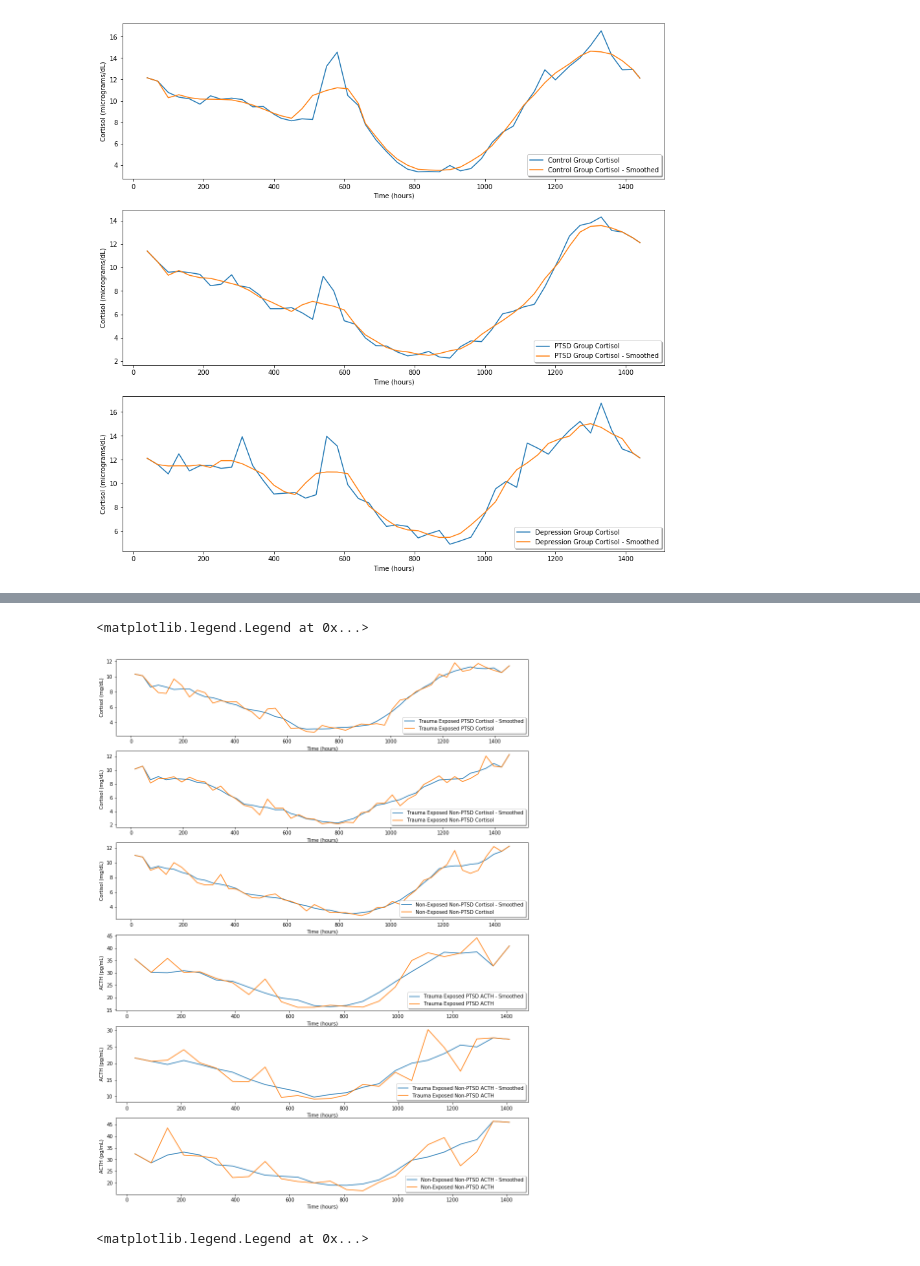
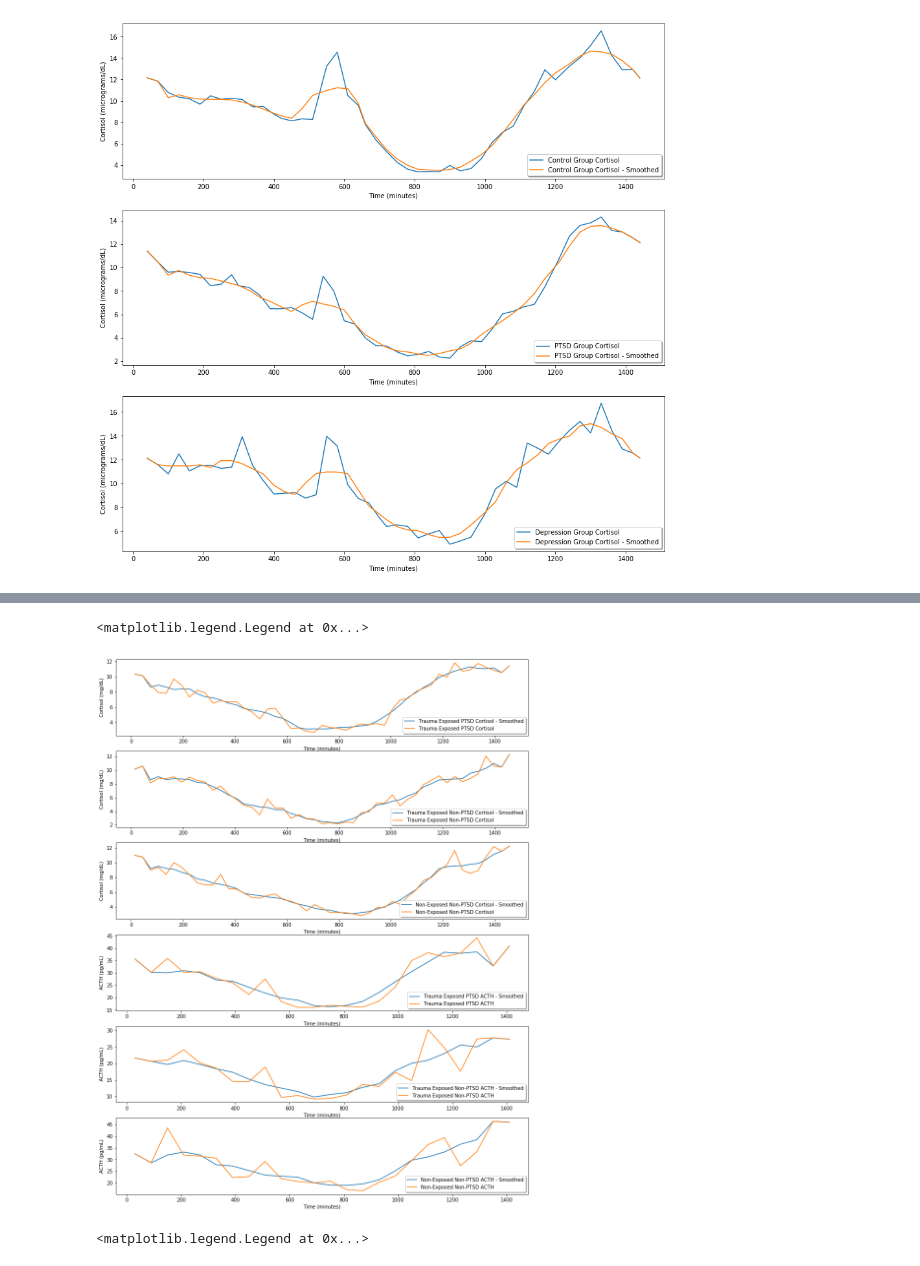
Before and after one commit to cparker-uc/VeVaPy, a Jupyter notebook: Bangsgaard-Ottesen-2017-redo.ipynb, the cells around one changed output, grey strips where cells are left out. Cells and saved outputs as stored; diff of their text form; code cells hidden in the pictures.

```diff
--- a/Bangsgaard-Ottesen-2017-redo.ipynb
+++ b/Bangsgaard-Ottesen-2017-redo.ipynb
@@ -307,8 +102,0 @@ golierNonPTSDNonExposedACTH = np.genfromtxt("golier-non-exposed-control-ACTH.txt
-# %%
-golierPTSDCortisol_rearr = np.vstack((golierPTSDCortisol[7:,:], golierPTSDCortisol[0:7,:]))
-golierNonPTSDTraumaExposedCortisol_rearr = np.vstack((golierNonPTSDTraumaExposedCortisol[7:,:], golierNonPTSDTraumaExposedCortisol[0:7,:]))
-golierNonPTSDNonExposedCortisol_rearr = np.vstack((golierNonPTSDNonExposedCortisol[7:,:], golierNonPTSDNonExposedCortisol[0:7,:]))
-
-golierPTSDACTH_rearr = np.vstack((golierPTSDACTH[3:,:], golierPTSDACTH[0:3,:]))
-golierNonPTSDTraumaExposedACTH_rearr = np.vstack((golierNonPTSDTraumaExposedACTH[3:,:], golierNonPTSDTraumaExposedACTH[0:3,:]))
-golierNonPTSDNonExposedACTH_rearr = np.vstack((golierNonPTSDNonExposedACTH[3:,:], golierNonPTSDNonExposedACTH[0:3,:]))
@@ -323,3 +113,5 @@ bremnerNonAbusedNonPTSDCortisol_rearr = np.vstack((bremnerNonAbusedNonPTSDCortis
+# %%
+patientFcortisol, patientFcortisol_smooth, patientFacth, patientFacth_smooth = dataImport.patientF()
 # %% [markdown]
 ### Plot Data Sets <a name="plotdata"></a>
 # %%
@@ -360,16 +167,0 @@ for i in range(len(golierPTSDACTH)):
-# %%
-for i in range(len(golierPTSDCortisol[:,0])):
-    golierPTSDCortisol_rearr[i,0] = golierPTSDCortisol[i,0]
-    golierPTSDCortisol_rearr_smooth[i,0] = golierPTSDCortisol[i,0]
-    golierNonPTSDTraumaExposedCortisol_rearr[i,0] = golierNonPTSDTraumaExposedCortisol[i,0]
-    golierNonPTSDTraumaExposedCortisol_rearr_smooth[i,0] = golierNonPTSDTraumaExposedCortisol[i,0]
-    golierNonPTSDNonExposedCortisol_rearr[i,0] = golierNonPTSDNonExposedCortisol[i,0]
-    golierNonPTSDNonExposedCortisol_rearr_smooth[i,0] = golierNonPTSDNonExposedCortisol[i,0]
-
-for i in range(len(golierPTSDACTH[:,0])):
-    golierPTSDACTH_rearr[i,0] = golierPTSDACTH[i,0]
-    golierPTSDACTH_rearr_smooth[i,0] = golierPTSDACTH[i,0]
-    golierNonPTSDTraumaExposedACTH_rearr[i,0] = golierNonPTSDTraumaExposedACTH[i,0]
-    golierNonPTSDTraumaExposedACTH_rearr_smooth[i,0] = golierNonPTSDTraumaExposedACTH[i,0]
-    golierNonPTSDNonExposedACTH_rearr[i,0] = golierNonPTSDNonExposedACTH[i,0]
-    golierNonPTSDNonExposedACTH_rearr_smooth[i,0] = golierNonPTSDNonExposedACTH[i,0]
@@ -461,40 +240,40 @@ ax4.legend(loc="upper right", shadow = True, fancybox = True)
 # %%
 %matplotlib inline
 
 fig, (ax1, ax2, ax3, ax4, ax5, ax6) = plt.subplots(nrows = 6, figsize = (15,20))
 
 ax1.plot(golierPTSDCortisol_rearr_smooth[:,0], golierPTSDCortisol_rearr_smooth[:,1], label = "Trauma Exposed PTSD Cortisol - Smoothed")
 ax1.plot(golierPTSDCortisol_rearr[:,0], golierPTSDCortisol_rearr[:,1], label = "Trauma Exposed PTSD Cortisol")
-ax1.set(xlabel="Time (hours)", ylabel="Cortisol (mg/dL)")
+ax1.set(xlabel="Time (minutes)", ylabel="Cortisol (mg/dL)")
 ax1.legend(loc="lower right", shadow = True, fancybox = True)
 
 ax2.plot(golierNonPTSDTraumaExposedCortisol_rearr_smooth[:,0], golierNonPTSDTraumaExposedCortisol_rearr_smooth[:,1], label = "Trauma Exposed Non-PTSD Cortisol - Smoothed")
 ax2.plot(golierNonPTSDTraumaExposedCortisol_rearr[:,0], golierNonPTSDTraumaExposedCortisol_rearr[:,1], label = "Trauma Exposed Non-PTSD Cortisol")
-ax2.set(xlabel="Time (hours)", ylabel="Cortisol (mg/dL)")
+ax2.set(xlabel="Time (minutes)", ylabel="Cortisol (mg/dL)")
 ax2.legend(loc="lower right", shadow = True, fancybox = True)
 
 ax3.plot(golierNonPTSDNonExposedCortisol_rearr_smooth[:,0], golierNonPTSDNonExposedCortisol_rearr_smooth[:,1], label = "Non-Exposed Non-PTSD Cortisol - Smoothed")
 ax3.plot(golierNonPTSDNonExposedCortisol_rearr[:,0], golierNonPTSDNonExposedCortisol_rearr[:,1], label = "Non-Exposed Non-PTSD Cortisol")
-ax3.set(xlabel="Time (hours)", ylabel="Cortisol (mg/dL)")
+ax3.set(xlabel="Time (minutes)", ylabel="Cortisol (mg/dL)")
 ax3.legend(loc="lower right", shadow = True, fancybox = True)
 
 ax4.plot(golierPTSDACTH_rearr_smooth[:,0], golierPTSDACTH_rearr_smooth[:,1], label = "Trauma Exposed PTSD ACTH - Smoothed")
 ax4.plot(golierPTSDACTH_rearr[:,0], golierPTSDACTH_rearr[:,1], label = "Trauma Exposed PTSD ACTH")
-ax4.set(xlabel="Time (hours)", ylabel="ACTH (pg/mL)")
+ax4.set(xlabel="Time (minutes)", ylabel="ACTH (pg/mL)")
 ax4.legend(loc="lower right", shadow = True, fancybox = True)
 
 ax5.plot(golierNonPTSDTraumaExposedACTH_rearr_smooth[:,0], golierNonPTSDTraumaExposedACTH_rearr_smooth[:,1], label = "Trauma Exposed Non-PTSD ACTH - Smoothed")
 ax5.plot(golierNonPTSDTraumaExposedACTH_rearr[:,0], golierNonPTSDTraumaExposedACTH_rearr[:,1], label = "Trauma Exposed Non-PTSD ACTH")
-ax5.set(xlabel="Time (hours)", ylabel="ACTH (pg/mL)")
+ax5.set(xlabel="Time (minutes)", ylabel="ACTH (pg/mL)")
 ax5.legend(loc="lower right", shadow = True, fancybox = True)
 
 ax6.plot(golierNonPTSDNonExposedACTH_rearr_smooth[:,0], golierNonPTSDNonExposedACTH_rearr_smooth[:,1], label = "Non-Exposed Non-PTSD ACTH - Smoothed")
 ax6.plot(golierNonPTSDNonExposedACTH_rearr[:,0], golierNonPTSDNonExposedACTH_rearr[:,1], label = "Non-Exposed Non-PTSD ACTH")
-ax6.set(xlabel="Time (hours)", ylabel="ACTH (pg/mL)")
+ax6.set(xlabel="Time (minutes)", ylabel="ACTH (pg/mL)")
 ax6.legend(loc="lower right", shadow = True, fancybox = True)
 # %% [output]
 <matplotlib.legend.Legend at 0x...>
-[figure, old version]
+[figure, new version]
 # %%
 %matplotlib inline
 
```
Also changed, not shown: parts of 43 cells of this notebook, 4 other files.
